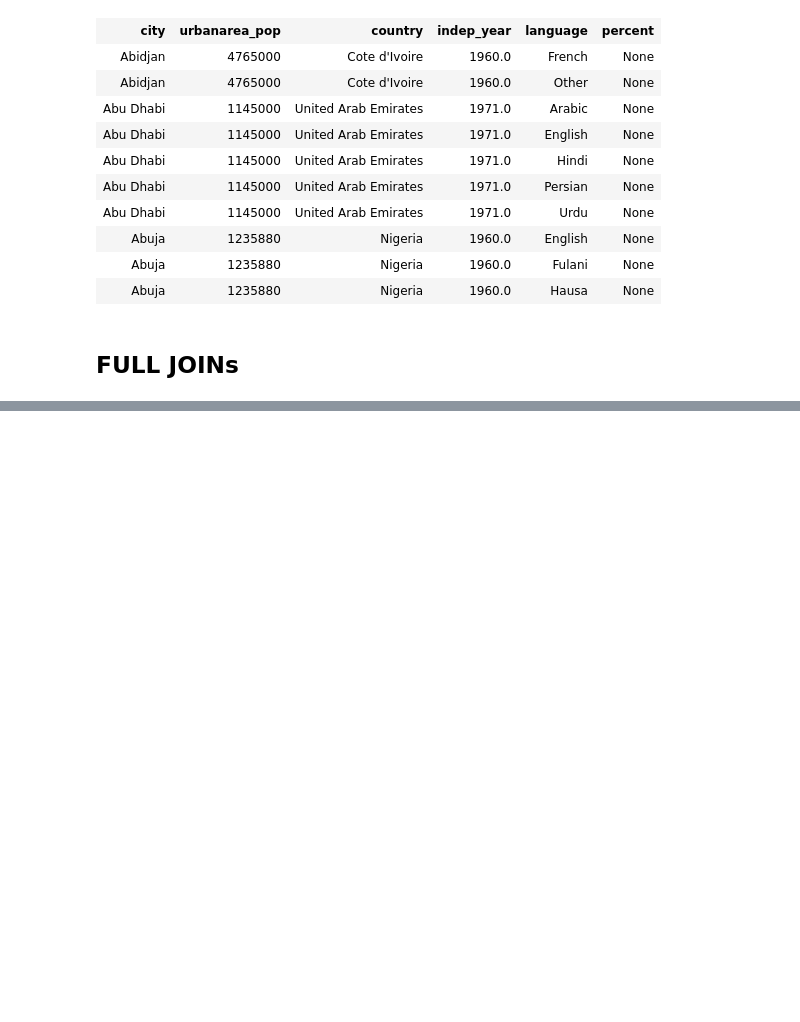
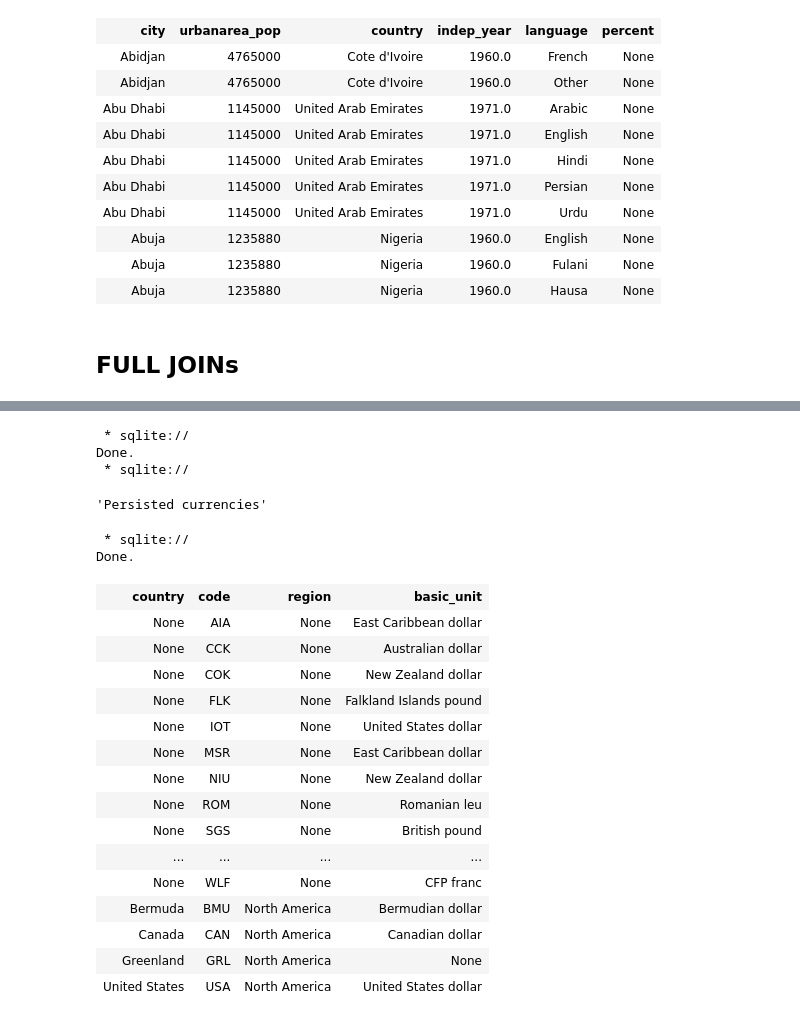
Before and after one commit to VictorOmondi1997/Joining-Data-in-SQL, a Jupyter notebook: Joining Data in SQL.ipynb, the cells around one changed output, grey strips where cells are left out. Saved outputs shown, nothing was run; the diff lists cells and outputs as text; code cells hidden in the pictures; blank space fills up the shorter version.

```diff
--- a/Joining Data in SQL.ipynb
+++ b/Joining Data in SQL.ipynb
@@ -766,0 +771,3 @@ Done.
+# %%
+currencies = pd.read_csv("datasets/countries/currencies.csv")
+currencies.head()
@@ -766,0 +781,49 @@ Done.
+# %%
+%sql DROP TABLE IF EXISTS currencies;
+%sql PERSIST currencies;
+# %% [output]
+ * sqlite://
+Done.
+ * sqlite://
+'Persisted currencies'
+# %%
+%%sql
+SELECT name AS country, code, region, basic_unit
+-- 3. From countries
+FROM countries
+  -- 4. Join to currencies
+  LEFT JOIN currencies
+    -- 5. Match on code
+    USING (code)
+-- 1. Where region is North America or null
+WHERE region = 'North America' OR region IS NULL
+UNION
+SELECT name AS country, code, region, basic_unit
+-- 3. From countries
+FROM currencies
+  -- 4. Join to currencies
+  LEFT JOIN countries
+    -- 5. Match on code
+    USING (code)
+-- 1. Where region is North America or null
+WHERE region = 'North America' OR region IS NULL
+ORDER BY region;
+# %% [output]
+ * sqlite://
+Done.
+| country | code | region | basic_unit |
+| None | AIA | None | East Caribbean dollar |
+| None | CCK | None | Australian dollar |
+| None | COK | None | New Zealand dollar |
+| None | FLK | None | Falkland Islands pound |
+| None | IOT | None | United States dollar |
+| None | MSR | None | East Caribbean dollar |
+| None | NIU | None | New Zealand dollar |
+| None | ROM | None | Romanian leu |
+| None | SGS | None | British pound |
+| ... | ... | ... | ... |
+| None | WLF | None | CFP franc |
+| Bermuda | BMU | North America | Bermudian dollar |
+| Canada | CAN | North America | Canadian dollar |
+| Greenland | GRL | North America | None |
+| United States | USA | North America | United States dollar |
```
Also changed, not shown: parts of 95 cells of this notebook.
